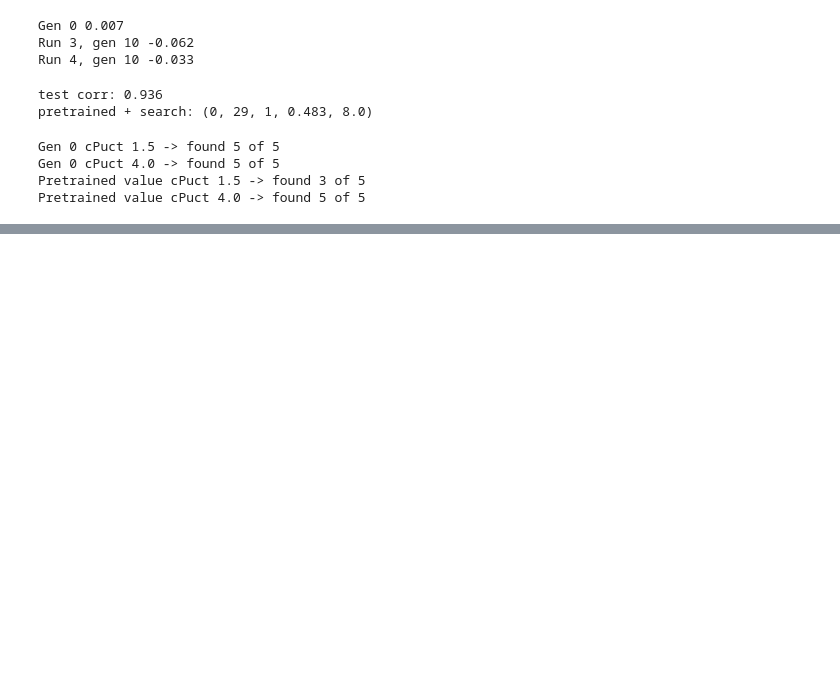
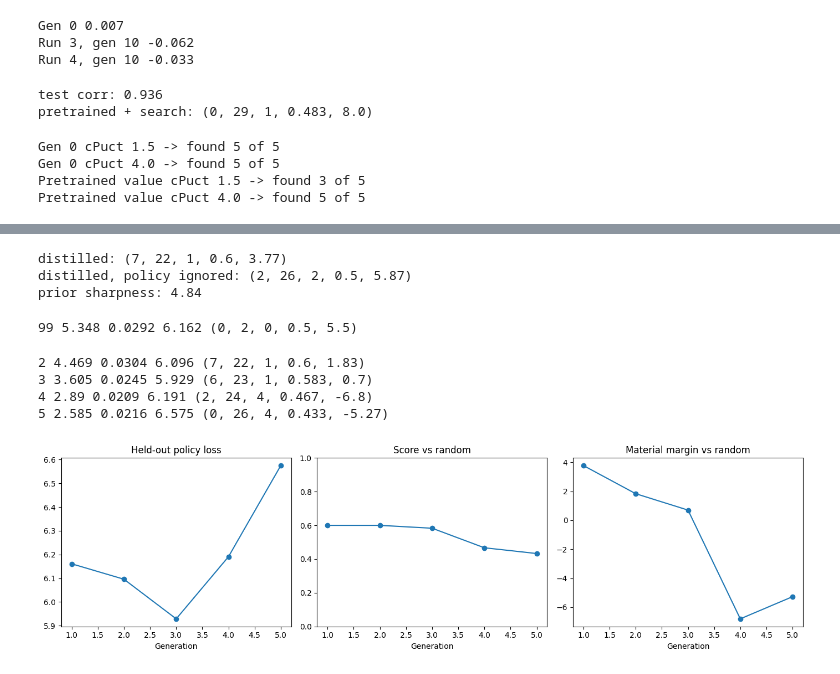
Before and after one commit to mohamedelagamy-tech/chess-rl, a Jupyter notebook: notebooks/foundations.ipynb, the cells around one changed output, grey strips where cells are left out. Saved outputs shown, nothing was run; the diff lists cells and outputs as text; code cells hidden in the pictures; blank space fills up the shorter version.

Commit message:
README update & Distillation

```diff
--- a/notebooks/foundations.ipynb
+++ b/notebooks/foundations.ipynb
@@ -1043,0 +1214,11 @@ Pretrained value cPuct 4.0 -> found 5 of 5
+# %%
+player=makeMCTSPlayer(distillNet, numSimulations=25, cPuct=4.0)
+print("distilled:", evaluateDetailed(player,randomMove,numGames=30))
+
+ablated=AblatedNet(distillNet, uniformPolicy=True)
+print("distilled, policy ignored:", evaluateDetailed(makeMCTSPlayer(ablated, 25, 4.0), randomMove, numGames=30))
+print("prior sharpness:", priorSharpness(distillNet))
+# %% [output]
+distilled: (7, 22, 1, 0.6, 3.77)
+distilled, policy ignored: (2, 26, 2, 0.5, 5.87)
+prior sharpness: 4.84
@@ -1043,0 +1258,40 @@ Pretrained value cPuct 4.0 -> found 5 of 5
+# %%
+distillLoop(distillNet,distillOptimizer,deque(trainData,maxlen=6000),heldOut,"test_distill",
+            numGenerations=1,positionsPerGeneration=10,teacherSimulations=10,
+            trainSteps=5,evalGames=2,startGeneration=99)
+# %% [output]
+99 5.348 0.0292 6.162 (0, 2, 0, 0.5, 5.5)
+# %%
+distillNet.load_state_dict(torch.load("../checkpoints/distill_gen1_trial.pt", map_location="cpu"))
+distillOptimizer = optim.Adam(distillNet.parameters(), lr=1e-3)
+distillBuffer = deque(trainData, maxlen=6000)
+
+with open("../logs/distill_metrics.csv", "w", newline="") as f:
+    writer = csv.writer(f)
+    writer.writerow(["generation", "positions", "bufferSize", "policyLoss", "valueLoss", "heldOutLoss",
+                     "wins", "draws", "losses", "score", "margin", "seconds"])
+    writer.writerow([1, 2000, 2000, 5.6342, 0.0237, 6.161, 7, 22, 1, 0.6, 3.77, ""])
+
+distillLoop(distillNet, distillOptimizer, distillBuffer, heldOut, "distill", numGenerations=4)
+# %% [output]
+2 4.469 0.0304 6.096 (7, 22, 1, 0.6, 1.83)
+3 3.605 0.0245 5.929 (6, 23, 1, 0.583, 0.7)
+4 2.89 0.0209 6.191 (2, 24, 4, 0.467, -6.8)
+5 2.585 0.0216 6.575 (0, 26, 4, 0.433, -5.27)
+# %%
+df=pd.read_csv("../logs/distill_metrics.csv")
+fig,axes=plt.subplots(1, 3, figsize=(14, 4))
+axes[0].plot(df["generation"], df["heldOutLoss"],marker="o")
+axes[0].set_title("Held-out policy loss")
+axes[1].plot(df["generation"], df["score"],marker="o")
+axes[1].set_title("Score vs random")
+axes[1].set_ylim(0, 1)
+axes[2].plot(df["generation"], df["margin"],marker="o")
+axes[2].set_title("Material margin vs random")
+for ax in axes:
+    ax.set_xlabel("Generation")
+plt.tight_layout()
+plt.savefig("../docs/distill_curves.png", dpi=200)
+plt.show()
+# %% [output]
+[figure, added]
```
Also changed, not shown: parts of 9 cells of this notebook, 14 other files.
